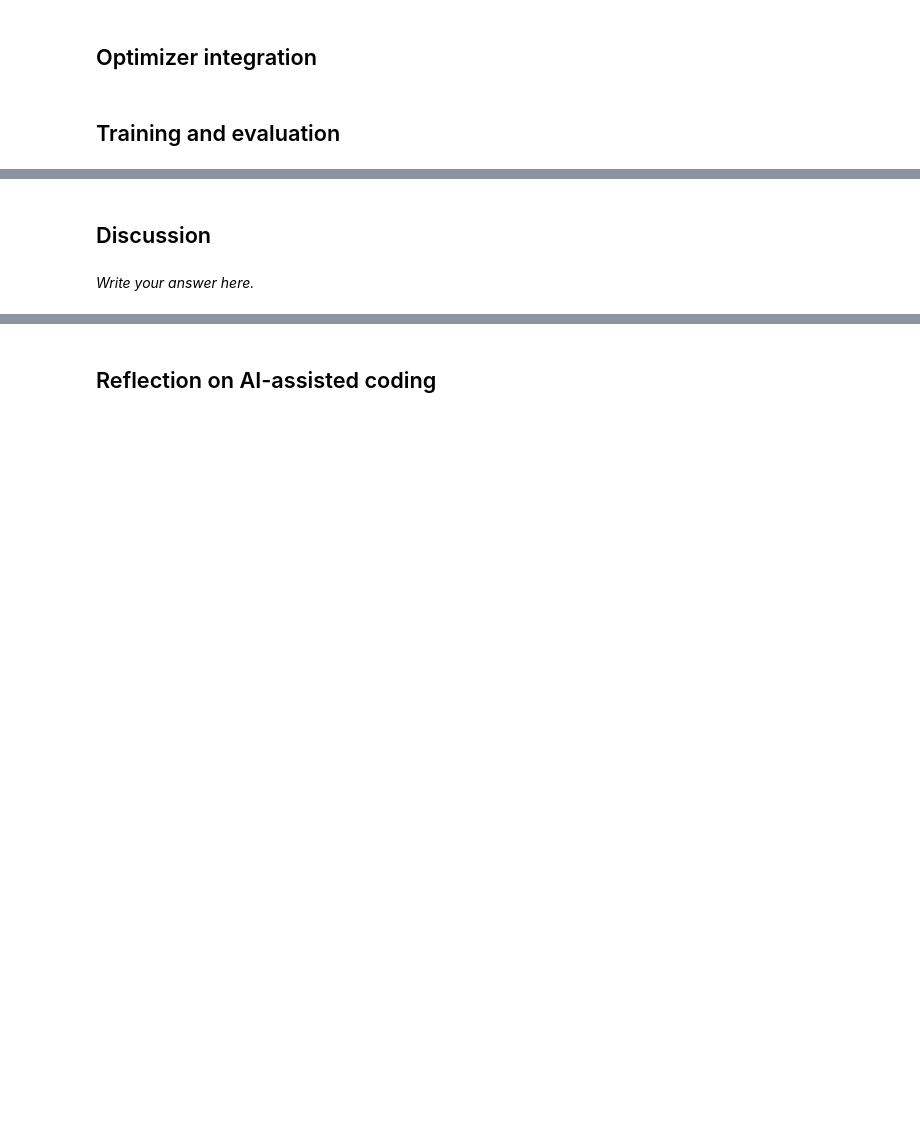
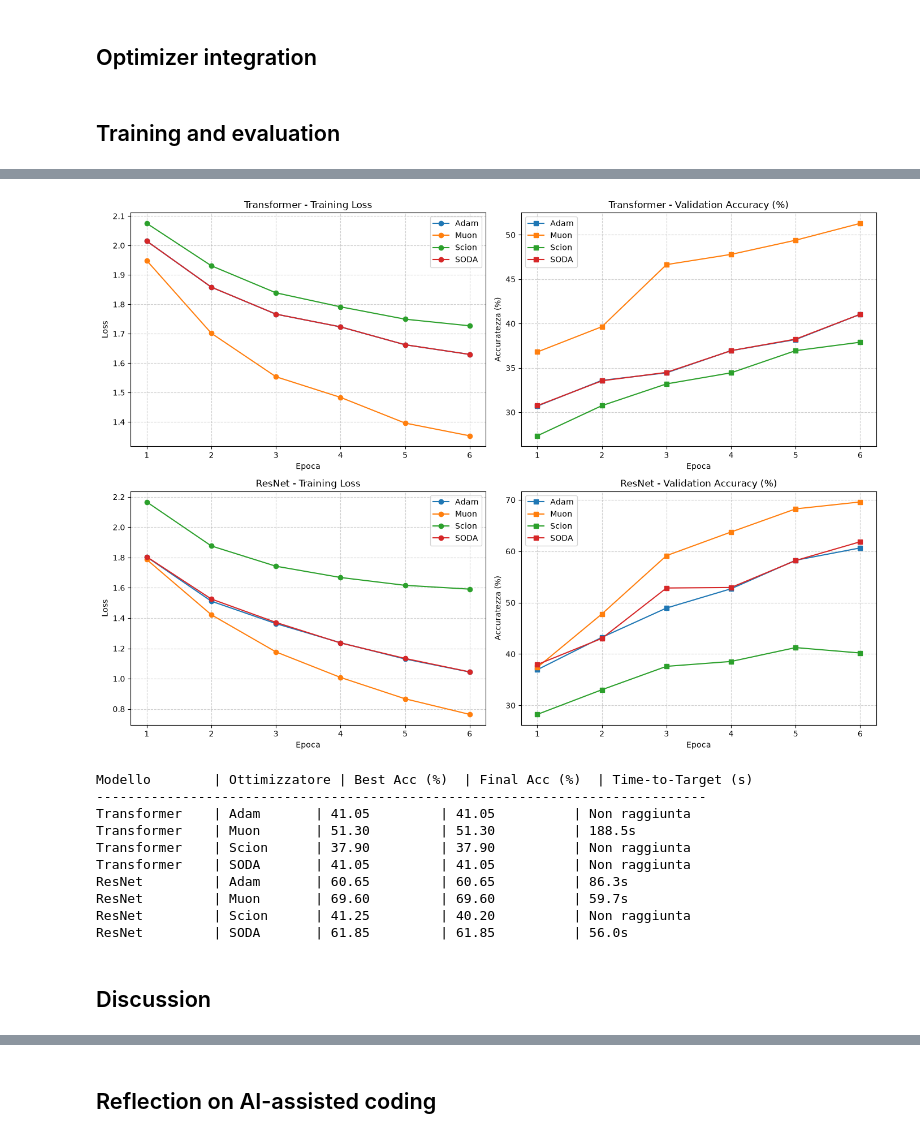
Before and after one commit to francescofoglia0/Project_Math_of_Data, a Jupyter notebook: HW1/Part 5 - Vibe coding new optimizers.ipynb, the cells around one changed output, grey strips where cells are left out. Cells and saved outputs as stored; diff of their text form; code cells hidden in the pictures; blank space fills up the shorter version.

```diff
--- a/HW1/Part 5 - Vibe coding new optimizers.ipynb
+++ b/HW1/Part 5 - Vibe coding new optimizers.ipynb
@@ -142,2 +422,14 @@ class CIFARResNet(nn.Module):
+# %%
+def get_optimizer(opt_name, model):
+    if opt_name == "Adam":
+        return torch.optim.AdamW(model.parameters(), lr=1e-3, weight_decay=1e-4)
+    elif opt_name == "Muon":
+        return Muon(model.parameters(), lr=0.01, momentum=0.95, ns_steps=3, weight_decay=1e-4)
+    elif opt_name == "Scion":
+        return Scion(model.parameters(), lr=1e-3, momentum=0.9, ns_steps=3, weight_decay=1e-4)
+    elif opt_name == "SODA":
+        return SODA(model.parameters(), base_optimizer_cls=torch.optim.Adam, lr=1e-3, decay_strength=0.5)
+    else:
+        raise ValueError(f"Ottimizzatore sconosciuto: {opt_name}")
 # %% [markdown]
 ## Training and evaluation
@@ -150,4 +561,50 @@ class CIFARResNet(nn.Module):
+# %%
+fig, axes = plt.subplots(2, 2, figsize=(14, 10))
+
+for idx, model_name in enumerate(models_dict.keys()):
+    ax_loss = axes[idx, 0]
+    ax_acc = axes[idx, 1]
+
+    for opt_name in optimizers_list:
+        res = results[model_name][opt_name]
+        epochs_range = range(1, len(res["train_loss"]) + 1)
+        ax_loss.plot(epochs_range, res["train_loss"], marker='o', label=opt_name)
+        ax_acc.plot(epochs_range, res["val_acc"], marker='s', label=opt_name)
+
+    ax_loss.set_title(f"{model_name} - Training Loss")
+    ax_loss.set_xlabel("Epoca")
+    ax_loss.set_ylabel("Loss")
+    ax_loss.grid(True, linestyle='--', alpha=0.6)
+    ax_loss.legend()
+
+    ax_acc.set_title(f"{model_name} - Validation Accuracy (%)")
+    ax_acc.set_xlabel("Epoca")
+    ax_acc.set_ylabel("Accuratezza (%)")
+    ax_acc.grid(True, linestyle='--', alpha=0.6)
+    ax_acc.legend()
+
+plt.tight_layout()
+plt.show()
+
+# Stampa della tabella riassuntiva
+print(f"{'Modello':<14} | {'Ottimizzatore':<10} | {'Best Acc (%)':<13} | {'Final Acc (%)':<14} | {'Time-to-Target (s)':<18}")
+print("-" * 78)
+for model_name in models_dict:
+    for opt_name in optimizers_list:
+        r = results[model_name][opt_name]
+        ttt = f"{r['time_to_target']:.1f}s" if r['time_to_target'] is not None else "Non raggiunta"
+        print(f"{model_name:<14} | {opt_name:<10} | {r['best_acc']:<13.2f} | {r['final_acc']:<14.2f} | {ttt:<18}")
+# %% [output]
+[figure, added]
+Modello        | Ottimizzatore | Best Acc (%)  | Final Acc (%)  | Time-to-Target (s)
+------------------------------------------------------------------------------
+Transformer    | Adam       | 41.05         | 41.05          | Non raggiunta
+Transformer    | Muon       | 51.30         | 51.30          | 188.5s
+Transformer    | Scion      | 37.90         | 37.90          | Non raggiunta
+Transformer    | SODA       | 41.05         | 41.05          | Non raggiunta
+ResNet         | Adam       | 60.65         | 60.65          | 86.3s
+ResNet         | Muon       | 69.60         | 69.60          | 59.7s
+ResNet         | Scion      | 41.25         | 40.20          | Non raggiunta
+ResNet         | SODA       | 61.85         | 61.85          | 56.0s
 # %% [markdown]
 ## Discussion
-# %% [markdown]
-*Write your answer here.*
```
Also changed, not shown: parts of 21 cells of this notebook.
